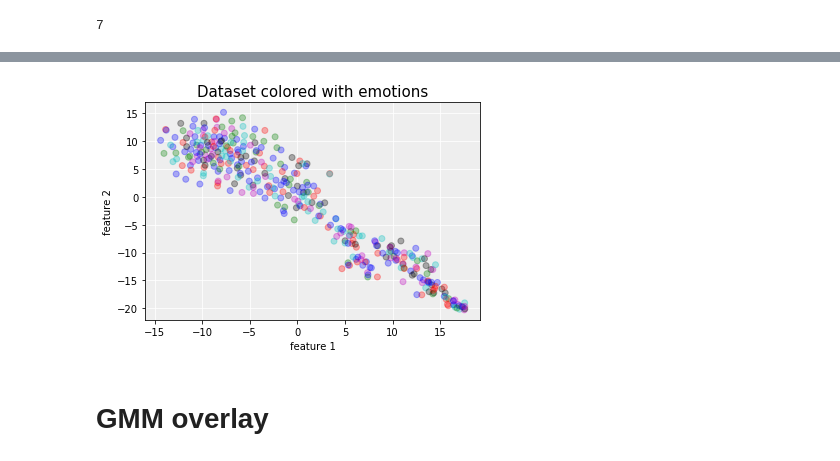
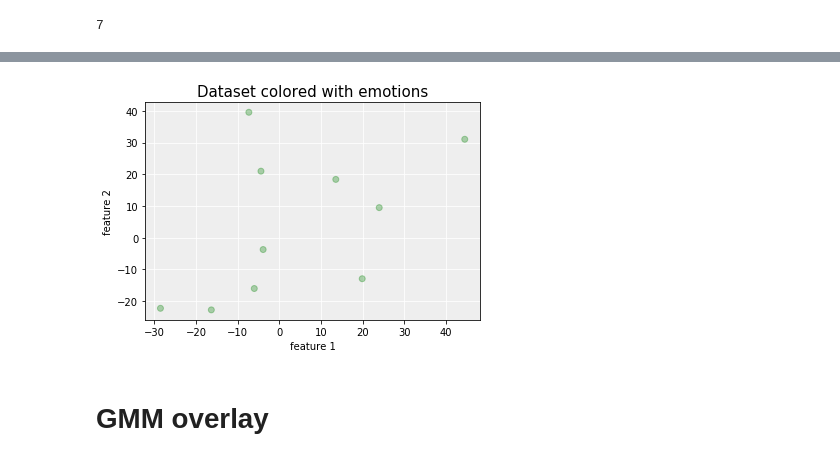
Before and after one commit to chyu0818/cs159, a Jupyter notebook: gmm/GMM_visualization.ipynb, the cells around one changed output, grey strips where cells are left out. Cells and saved outputs as stored; diff of their text form; code cells hidden in the pictures.

```diff
--- a/gmm/GMM_visualization.ipynb
+++ b/gmm/GMM_visualization.ipynb
@@ -38,7 +38,7 @@ def get_encodings(file_name):
             y.append(emotion)
     return X, y
 # %%
-X, y = get_encodings("layers300ish.txt")
+X, y = get_encodings("word_vec.txt")
 # %%
 print(len(set(y)))
 # %% [output]
@@ -46,7 +46,7 @@ print(len(set(y)))
 # %% [markdown]
 # TSNE Visualization
 # %%
-def plot_emotions(emedded_mat, labels, title, save_plot=False, plot_gmm=True, gmm=None):
+def plot_emotions(emedded_mat, start, end, labels, title, save_plot=False, plot_gmm=False, gmm=None):
     x = emedded_mat[:, 0]
     y = emedded_mat[:, 1]
     fig, ax = plt.subplots(subplot_kw=dict(facecolor='#EEEEEE'))
@@ -54,21 +54,24 @@ def plot_emotions(emedded_mat, labels, title, save_plot=False, plot_gmm=True, gm
     ax.set_ylabel('feature 2')
     N = len(x)
     hehe = []
-    for i in range(N):
-        if labels[i] == "joy":
+    i = start
+    while i < end:
+#         print(labels[i])
+        if labels[i] == 'anger':
+            hehe.append("r")
+        elif labels[i] == 'disgust':
+            hehe.append("b")
+        elif labels[i] == 'fear':
             hehe.append("g")
+        elif labels[i] == "guilt":
+            hehe.append("k")
+        elif labels[i] == "joy":
+            hehe.append("c")
+        elif labels[i] == "sadness":
+            hehe.append("y")
         elif labels[i] == "shame":
             hehe.append("m")
-        elif labels[i] == "disgust":
-            hehe.append("b")
-        elif labels[i] == "anger":
-            hehe.append("r")
-        elif labels[i] == "guilt":
-            hehe.append("c")
-        elif labels[i] == "fear":
-            hehe.append("k")
-        else:
-            hehe.append("b")
+        i += 1
 
     hehe = np.array(hehe)
 
@@ -114,7 +133,7 @@ predictions = model.predict(X)
 # %%
-plot_emotions(embeddings_tsne_784_2, y, "Dataset colored with emotions")
+plot_emotions(embeddings_tsne_784_2[2500:2510], 2500, 2510, y, "Dataset colored with emotions")
 # %% [output]
-[figure, old version]
+[figure, new version]
 # %% [markdown]
 # GMM overlay
 # %%
```
Also changed, not shown: parts of 13 cells of this notebook, 2 other files.
